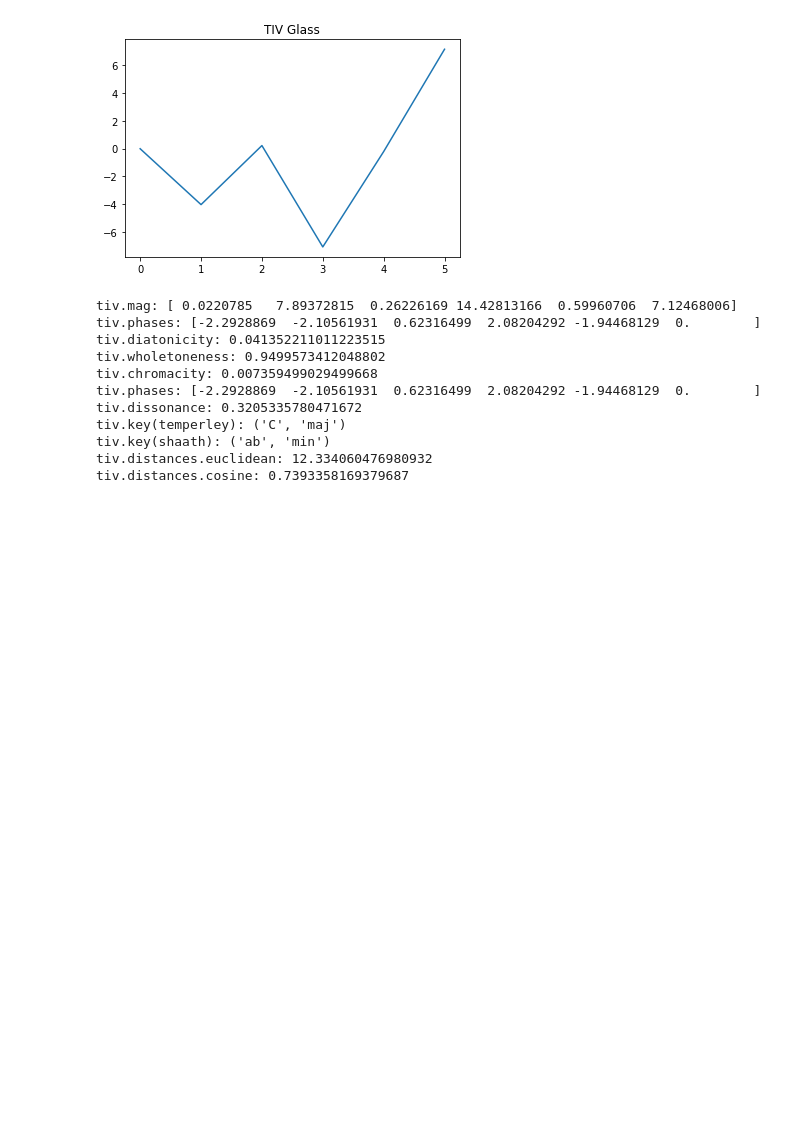
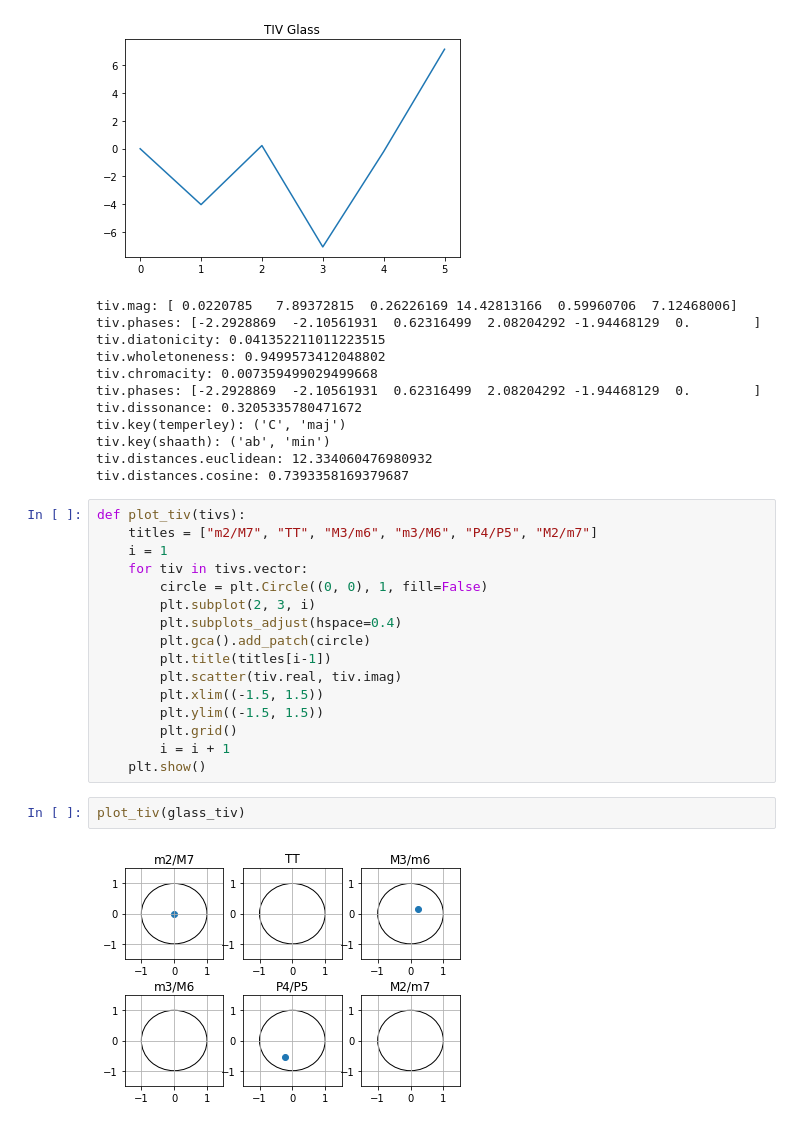
Before and after one commit to aframires/TIVlib, a Jupyter notebook: example.ipynb, the cells around one changed output. Cells and saved outputs as stored; diff of their text form; blank space fills up the shorter version.

```diff
--- a/example.ipynb
+++ b/example.ipynb
@@ -259,3 +259,23 @@ tiv.key(temperley): ('C', 'maj')
 tiv.key(shaath): ('ab', 'min')
 tiv.distances.euclidean: 12.334060476980932
 tiv.distances.cosine: 0.7393358169379687
+# %%
+def plot_tiv(tivs):
+    titles = ["m2/M7", "TT", "M3/m6", "m3/M6", "P4/P5", "M2/m7"]
+    i = 1
+    for tiv in tivs.vector:
+        circle = plt.Circle((0, 0), 1, fill=False)
+        plt.subplot(2, 3, i)
+        plt.subplots_adjust(hspace=0.4)
+        plt.gca().add_patch(circle)
+        plt.title(titles[i-1])
+        plt.scatter(tiv.real, tiv.imag)
+        plt.xlim((-1.5, 1.5))
+        plt.ylim((-1.5, 1.5))
+        plt.grid()
+        i = i + 1
+    plt.show()
+# %%
+plot_tiv(glass_tiv)
+# %% [output]
+[figure, added]
```
Also changed, not shown: parts of 1 cell of this notebook, 6 other files.
